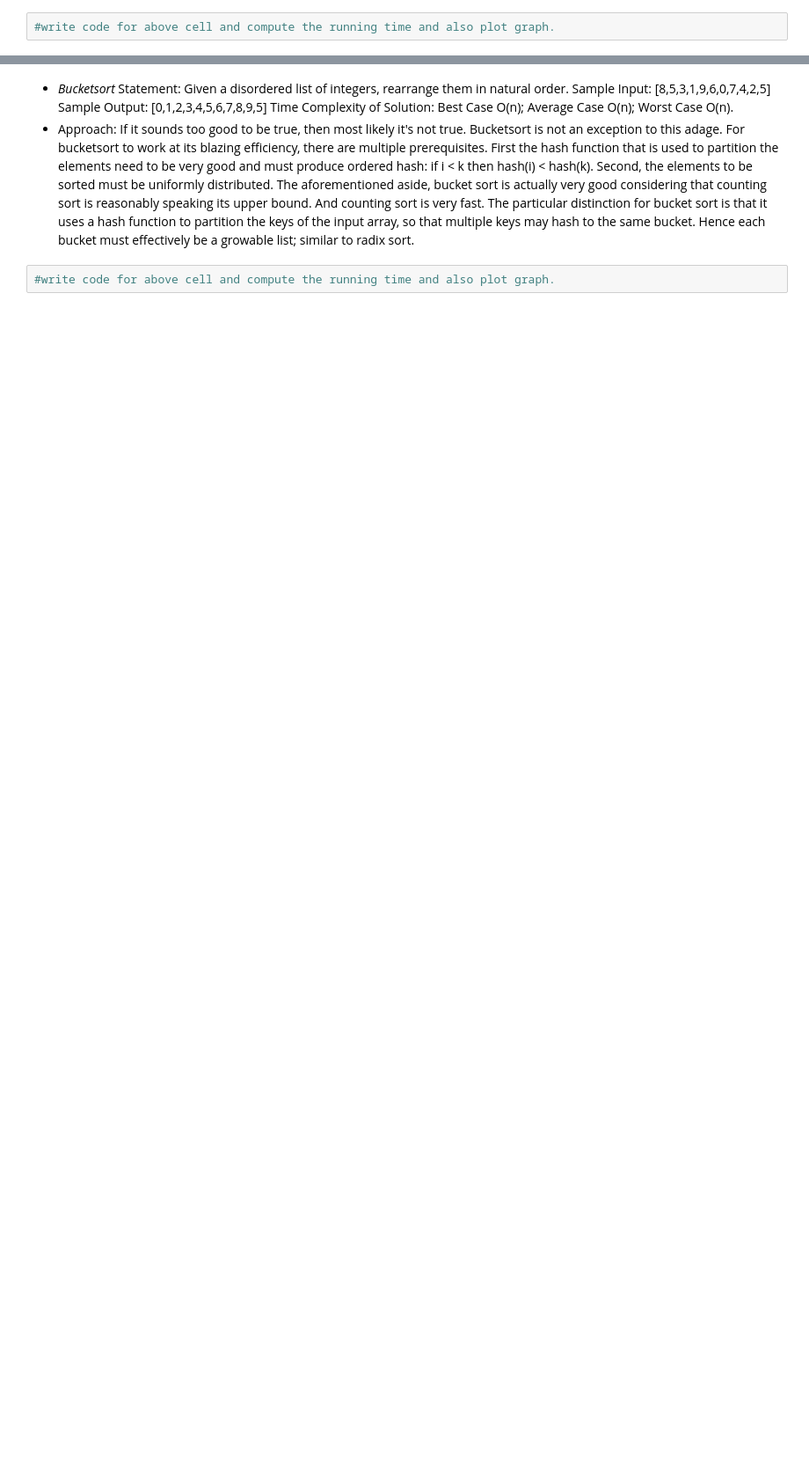
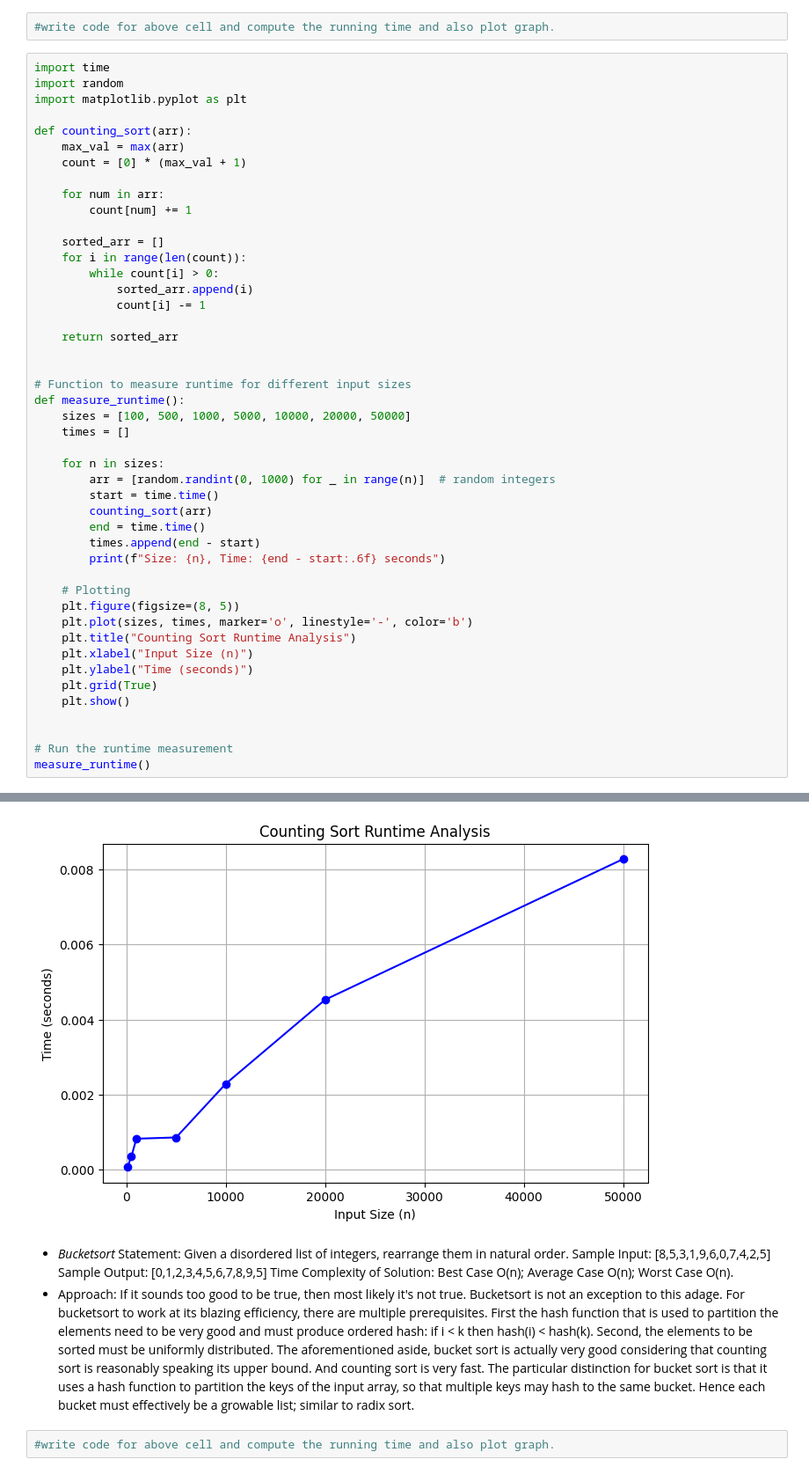
Before and after one commit to 241b170-max/ALGORTIHM-LAB, a Jupyter notebook: Lab_6.ipynb, the cells around one changed output, grey strips where cells are left out. Shown at 88% size. Cells and saved outputs as stored; diff of their text form; blank space fills up the shorter version.

```diff
--- a/Lab_6.ipynb
+++ b/Lab_6.ipynb
@@ -22,3 +22,50 @@ each time a value appears, increment the counter in its bucket.
 buckets. Each bucket's key represents a value in the  array. So for each bucket, from smallest key to largest, add the index of the bucket to the input array and decrease the counter in said bucket by one; until the counter is zero.
 # %%
 #write code for above cell and compute the running time and also plot graph.
+# %%
+import time
+import random
+import matplotlib.pyplot as plt
+
+def counting_sort(arr):
+    max_val = max(arr)
+    count = [0] * (max_val + 1)
+
+    for num in arr:
+        count[num] += 1
+
+    sorted_arr = []
+    for i in range(len(count)):
+        while count[i] > 0:
+            sorted_arr.append(i)
+            count[i] -= 1
+
+    return sorted_arr
+
+
+# Function to measure runtime for different input sizes
+def measure_runtime():
+    sizes = [100, 500, 1000, 5000, 10000, 20000, 50000]
+    times = []
+
+    for n in sizes:
+        arr = [random.randint(0, 1000) for _ in range(n)]  # random integers
+        start = time.time()
+        counting_sort(arr)
+        end = time.time()
+        times.append(end - start)
+        print(f"Size: {n}, Time: {end - start:.6f} seconds")
+
+    # Plotting
+    plt.figure(figsize=(8, 5))
+    plt.plot(sizes, times, marker='o', linestyle='-', color='b')
+    plt.title("Counting Sort Runtime Analysis")
+    plt.xlabel("Input Size (n)")
+    plt.ylabel("Time (seconds)")
+    plt.grid(True)
+    plt.show()
+
+
+# Run the runtime measurement
+measure_runtime()
+# %% [output]
@@ -25,3 +79,4 @@ buckets. Each bucket's key represents a value in the  array. So for each bucket,
+[figure, added]
 # %% [markdown]
  - *Bucketsort*
 Statement:
```
Also changed, not shown: parts of 3 cells of this notebook.
